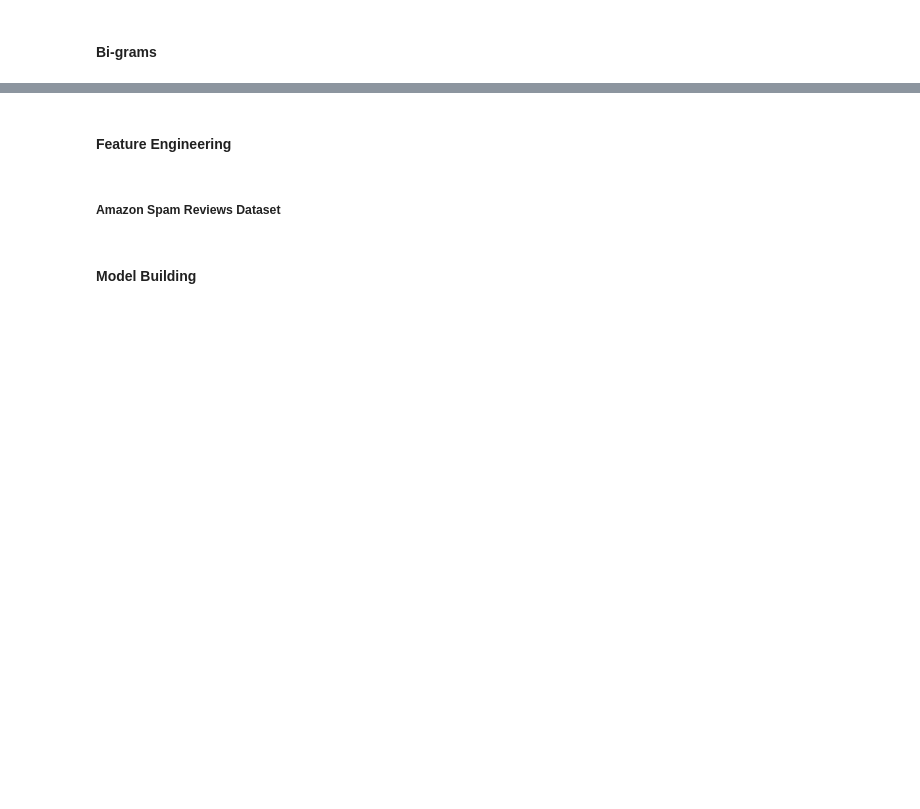
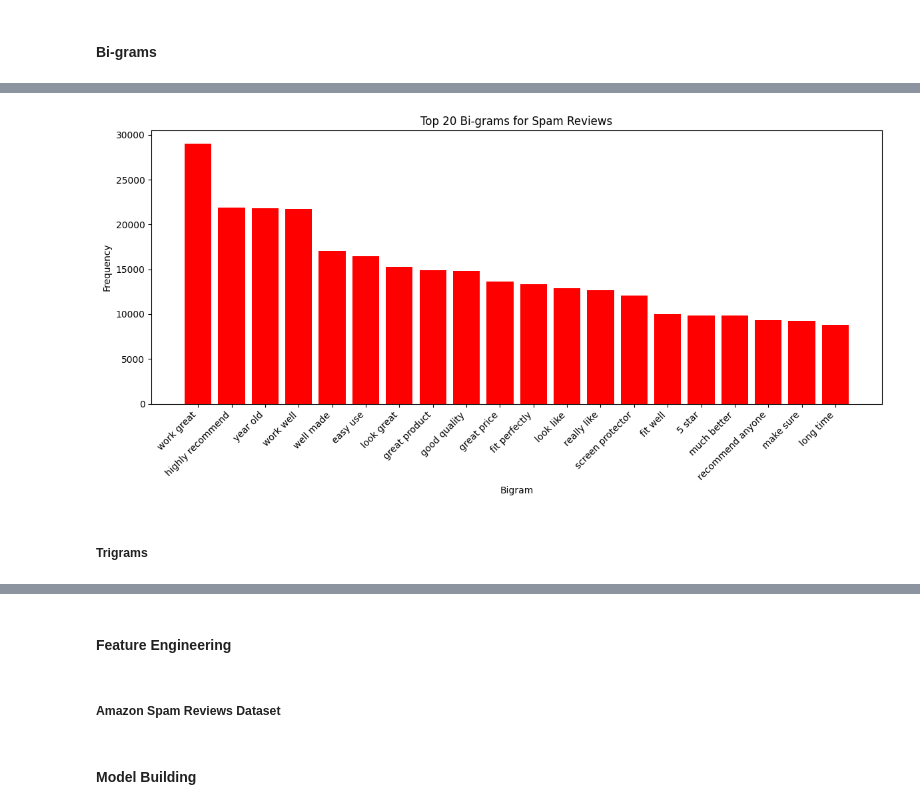
Before and after one commit to Deronic246/Capstone, a Jupyter notebook: notebook/CAPSTONE.ipynb, the cells around one changed output, grey strips where cells are left out. Drawn from its saved outputs; the diff is of its cells as text; code cells hidden in the pictures; blank space fills up the shorter version.

```diff
--- a/notebook/CAPSTONE.ipynb
+++ b/notebook/CAPSTONE.ipynb
@@ -1952,3 +2309,3 @@ ham = ngram.transform(ham)
 # %%
 ngram = NGram(n=2, inputCol="lemmas", outputCol="ngrams")
-spam = ngram.transform(spam)
+bspam = ngram.transform(spam)
@@ -1958,0 +2335,3 @@ ngram_ham_count = ham.groupBy("ngrams").count().orderBy(col("count").desc())
+# %%
+# Flatten the bigram lists
+flat_bigrams_spam = bspam.selectExpr("explode(ngrams) as ngrams")
@@ -1958,0 +2381,3 @@ ngram_ham_count = ham.groupBy("ngrams").count().orderBy(col("count").desc())
+# %%
+# Count the occurrences of each bigram
+bigram_counts_spam = flat_bigrams_spam.groupBy("ngrams").count().orderBy(col("count").desc())
@@ -1959,3 +2421,3 @@ ngram_ham_count = ham.groupBy("ngrams").count().orderBy(col("count").desc())
 # %%
 # Convert the DataFrame to a Pandas DataFrame for easy plotting
-ngram_count_pd = ngram_spam_count.limit(20).toPandas()
+bigram_counts_spam_pd = bigram_counts_spam.limit(20).toPandas()
@@ -2036,0 +2424,16 @@ plt.show()
+# %%
+# Plotting the bar chart
+plt.figure(figsize=(12, 6))
+plt.bar(bigram_counts_spam_pd["ngrams"], bigram_counts_spam_pd["count"],color="red")
+plt.xlabel("Bigram")
+plt.ylabel("Frequency")
+plt.title(f"Top 20 Bi-grams for Spam Reviews")
+plt.xticks(rotation=45, ha="right")
+plt.tight_layout()
+
+# Display the plot
+plt.show()
+# %% [output]
+[figure, added]
+# %% [markdown]
+##### Trigrams
```
Also changed, not shown: parts of 279 cells of this notebook.
